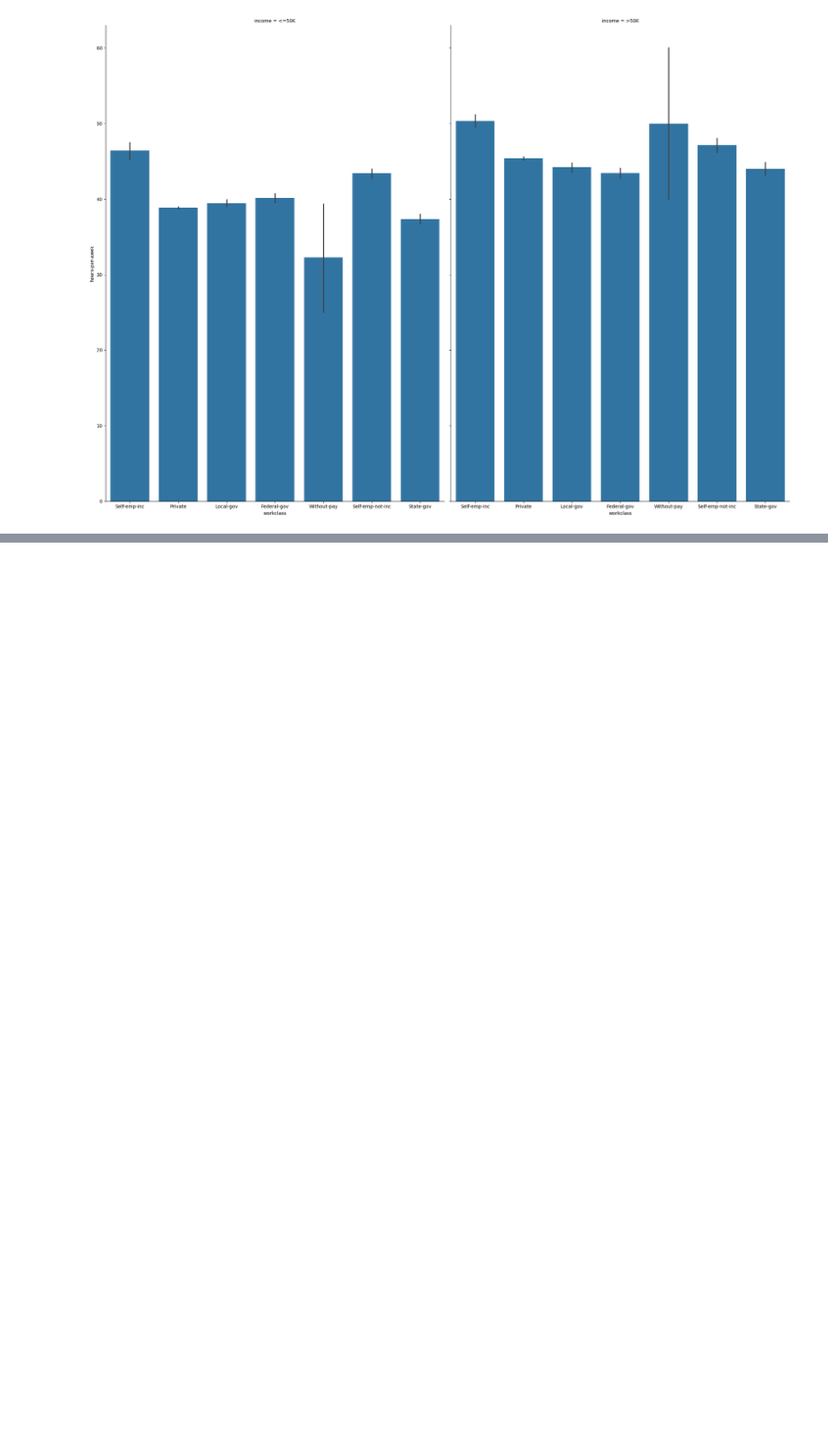
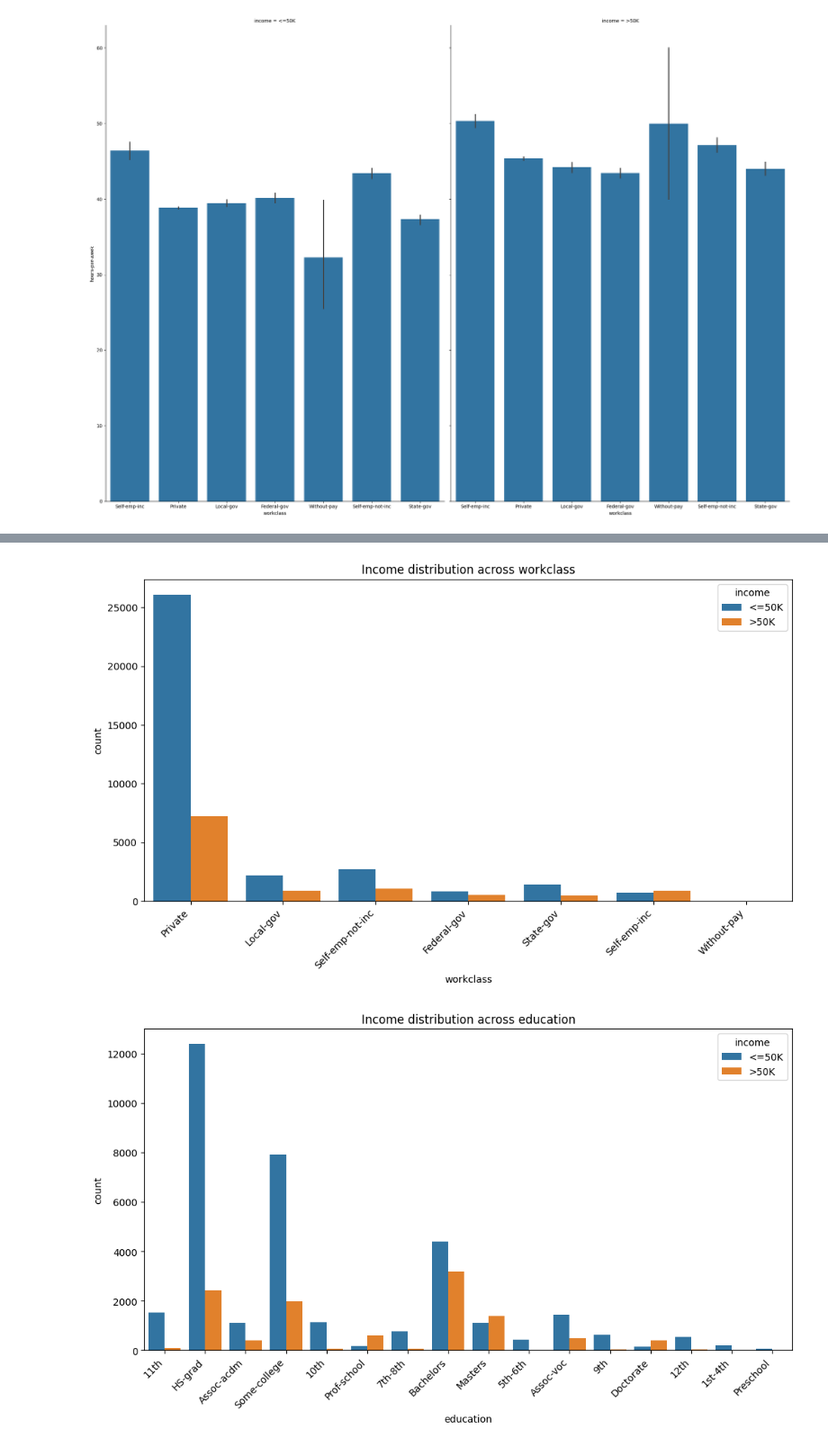
Before and after one commit to yldrmgaye/sislab-final, a Jupyter notebook: main.ipynb, the cells around one changed output, grey strips where cells are left out. Shown at 90% size. Cells and saved outputs as stored; diff of their text form; code cells hidden in the pictures; blank space fills up the shorter version.

```diff
--- a/main.ipynb
+++ b/main.ipynb
@@ -177,0 +209,10 @@ g.map(sns.barplot, "workclass", "hours-per-week", order=["Self-emp-inc", "Privat
+# %%
+for column in categorical_columns[:-1]:  # 'income' hariç
+    plt.figure(figsize=(12, 6))
+    sns.countplot(data=dataf, x=column, hue='income')
+    plt.title(f'Income distribution across {column}')
+    plt.xticks(rotation=45, ha='right')
+    plt.show()
+# %% [output]
+[figure, added]
+[figure, added]
```
Also changed, not shown: parts of 30 cells of this notebook.
